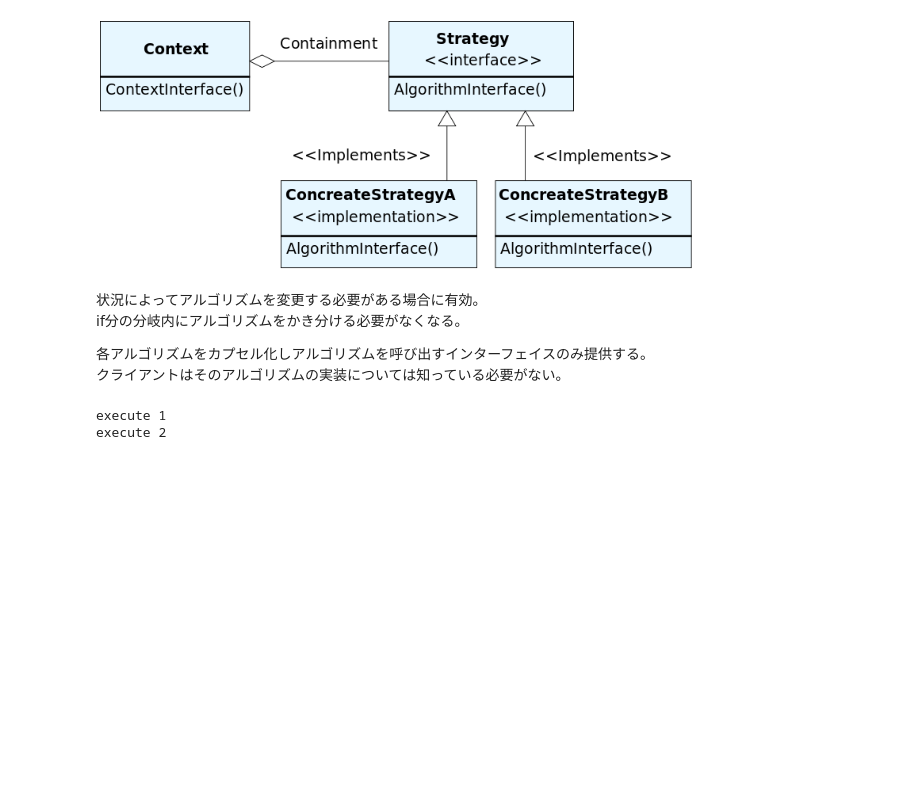
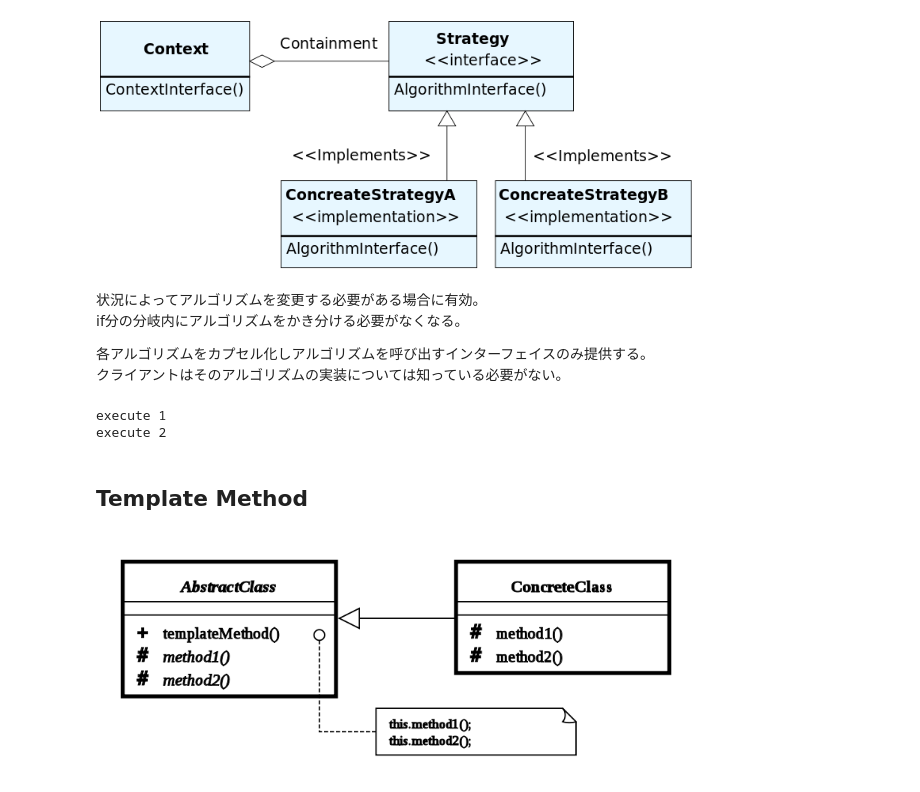
Before and after one commit to kentakozuka/data_science_notes, a Jupyter notebook: design_pattern/design_patter_py.ipynb, the cells around one changed output. Saved outputs shown, nothing was run; the diff lists cells and outputs as text; code cells hidden in the pictures; blank space fills up the shorter version.

```diff
--- a/design_pattern/design_patter_py.ipynb
+++ b/design_pattern/design_patter_py.ipynb
@@ -895,3 +1104,12 @@ if __name__ == '__main__':
 # %% [output]
 execute 1
 execute 2
+# %% [markdown]
+## Template Method
+# %%
+url='https://upload.wikimedia.org/wikipedia/commons/thumb/2/2a/Template_Method_UML_class_diagram.svg/800px-Template_Method_UML_class_diagram.svg.png
+
+from IPython.display import Image
+Image(url, width=600, height=500)
+# %% [output]
+[figure, added]
```
Also changed, not shown: parts of 19 cells of this notebook.
